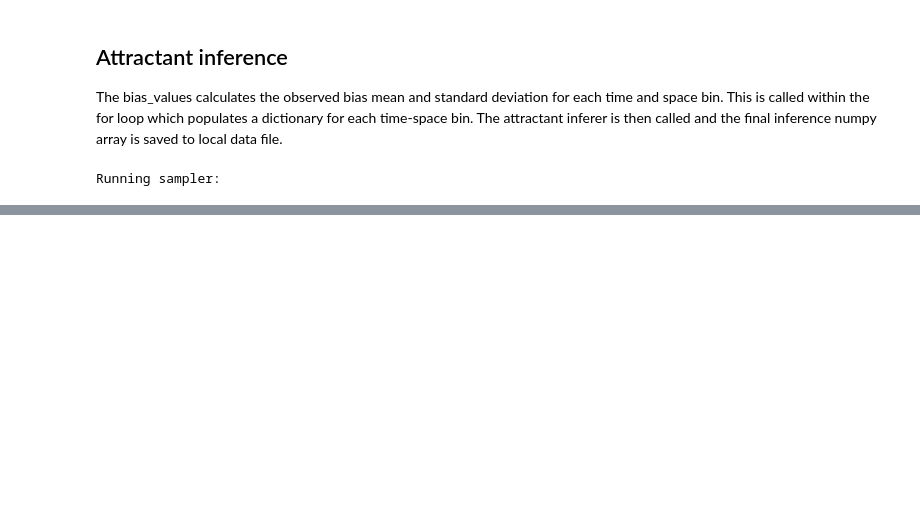
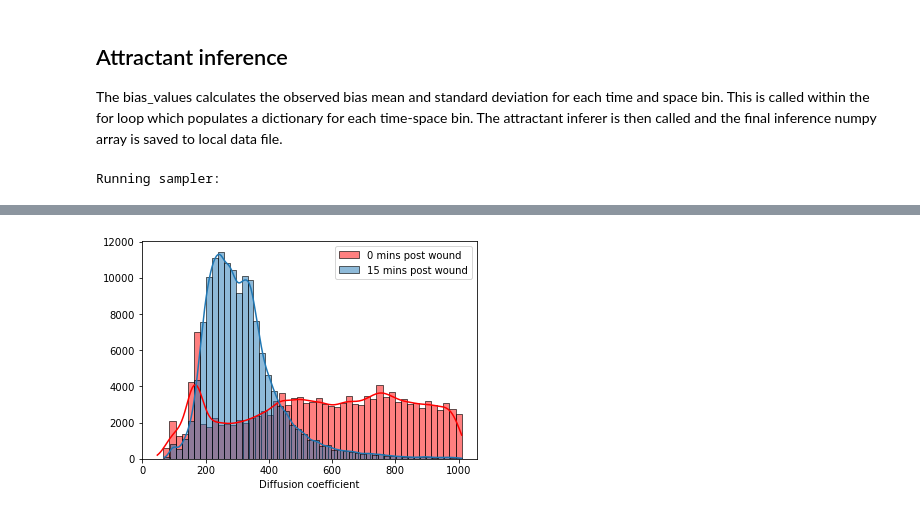
Before and after one commit to Schumacher-group/ImmuneCellMigrationAnalysis, a Jupyter notebook: Notebooks/Full inference pipeline for the Weavers data .ipynb, the cells around one changed output, grey strips where cells are left out. Saved outputs shown, nothing was run; the diff lists cells and outputs as text; code cells hidden in the pictures; blank space fills up the shorter version.

```diff
--- a/Notebooks/Full inference pipeline for the Weavers data .ipynb
+++ b/Notebooks/Full inference pipeline for the Weavers data .ipynb
@@ -283,12 +272,12 @@ Text(0.5, 23.999999999999957, 'Distance $\\mu$m')
 
 The bias_values calculates the observed bias mean and standard deviation for each time and space bin. This is called within the for loop which populates a dictionary for each time-space bin. The attractant inferer is then called and the final inference numpy array is saved to local data file.
 # %%
-n_walkers = 50
-n_iter = 5000
+n_walkers = 70
+n_iter = 2000
 
+distance = [35, 105, 195, 305, 430]
 
-distance = [35, 105, 195, 305]
-time = [10, 28, 43, 58, 110]
+time = [(20+0)/2,(35+20)/2,(50+35)/2,(50+65)/2,(65+90)/2]
 ob_readings = {}
 
 # This function reads in previously run data from walker inference pipeline, and outputs the observed bias mean and std\
@@ -296,7 +285,9 @@ ob_readings = {}
 
 
 def bias_values(i, j): # Change to loading bias values
-    input_data = np.load('../data/WalkerData/WeaversData/WeaversL1{}{}.npy'.format(i,j), allow_pickle=True)
+    input_data = np.load('../data/WalkerData/WeaversData/WeaversL1{}{}_timebins_dff.npy'.format(i,j), allow_pickle=True)
+
+
     sampler = input_data[0]  # Extracts the posterior chain array from the input_data array
     # Removes the burn-in, thins the posterior data and flattens the walkers into a single array
     input_data = sampler.get_chain(discard=250, thin=2, flat=True)
@@ -323,8 +314,8 @@ for i in range(len(time)):
 wound = PointWound(position=np.array([0, 0]))
 inferer = AttractantInferer(ob_readings, wound=wound, t_units='minutes', dynamics = 0)
 # Emcee (Ensemble Monte Carlo)
-Ensemble_out = inferer.ensembleinfer(n_walkers, n_iter)
+Ensemble_out_1 = inferer.ensembleinfer(n_walkers, n_iter)
 # This saves the Emcee output to the data folder
-Post_Save_Emcee = np.save('../data/WalkerData/Weavers_data', Ensemble_out)
+Post_Save_Emcee = np.save('../data/WalkerData/WeaversAttractant_legsremoved', Ensemble_out)
 # %% [output]
 Running sampler:
@@ -332,8 +343,8 @@ Running sampler:
 # Plotting of inferred attractant parameters
 
 
-sampler =Ensemble_out[0]
-Att_out = sampler.get_chain(discard=2500,thin = 1,flat=True)
+sampler1 = Ensemble_out_1[0]
+Att_out = sampler1.get_chain(discard=250,thin = 1,flat=True)
 fig, axes = plt.subplots(nrows=1, ncols=7, figsize=(10, 4), sharex='col')
 cols = plt.rcParams['axes.prop_cycle'].by_key()['color']
 names = ['$q$', '$D$', '$\\tau$','$R_0$', '$\kappa_d$', '$m$', '$b_0$']
@@ -342,4 +353,6 @@ for j in range(7):
         axes[j].set_title("{}".format(names[j]))
         axes[j].set_yticks([])
         axes[j].hist(Att_out[:, j], bins=50, color=cols[j], alpha=0.6, density=True)
+
+plt.savefig('../Images/PosterImages/WalkerPoster/Weavers_loc1_15mins_attr.pdf')
 # %% [output]
@@ -351,0 +382,18 @@ plt.plot(Att_out[:,1])
+# %%
+Time_bin_15 = np.load('../data/WalkerData/Weavers_data_15minspostwound.npy'.format(i, j), allow_pickle=True)
+# %%
+sampler_T15 =Time_bin_15[0]
+Att_out_T15 = sampler_T15.get_chain(discard=250,thin = 1,flat=True)
+# %%
+sns.histplot(Att_out[:, 1], bins=50, kde = True, color ='r',label='0 mins post wound')
+sns.histplot(Att_out_T15[:, 1], bins=50, kde = True,label='15 mins post wound')
+
+
+plt.xlabel("Diffusion coefficient")
+plt.ylabel("")
+
+
+plt.legend()
+plt.show()
+# %% [output]
+[figure, added]
```
Also changed, not shown: parts of 39 cells of this notebook, 20 other files.
